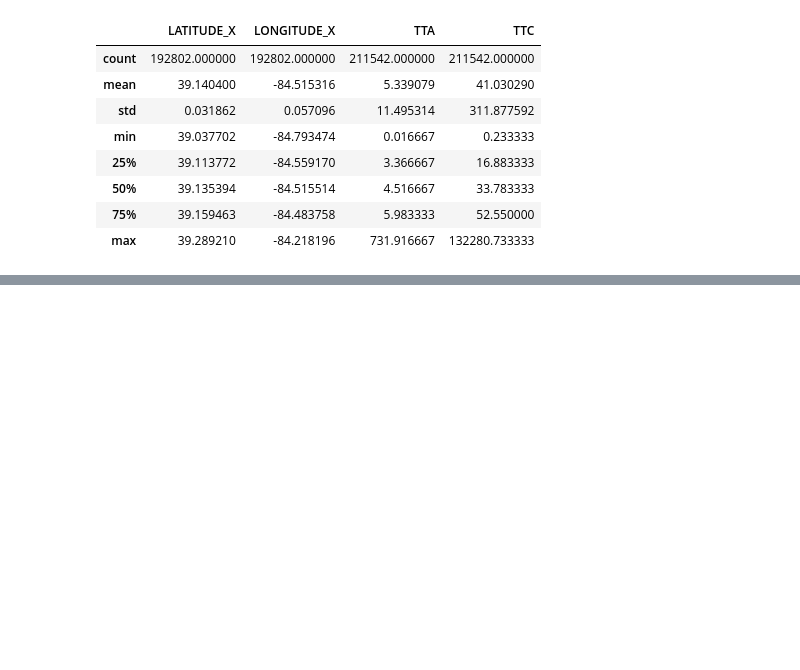
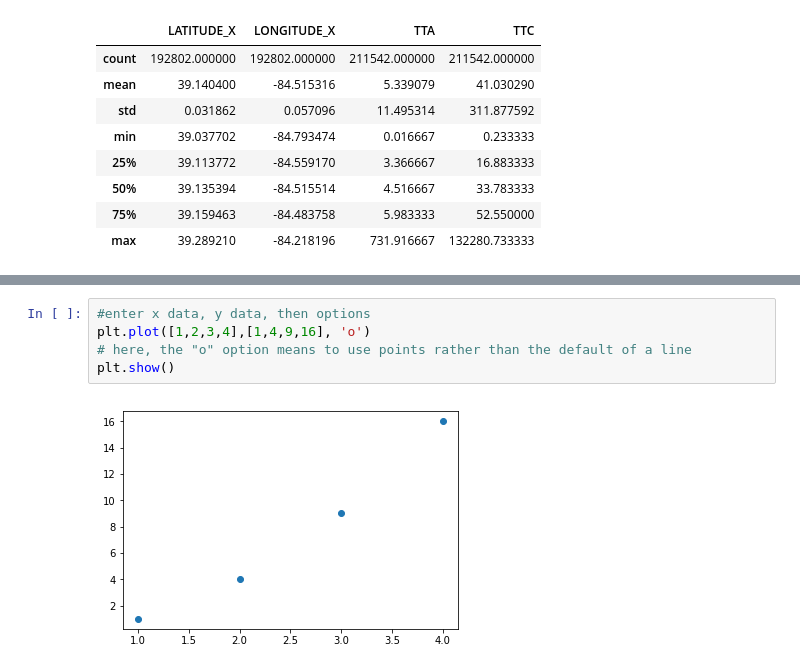
Before and after one commit to billmcmillin/python-data-day, a Jupyter notebook: sample/fire_incidents.ipynb, the cells around one changed output, grey strips where cells are left out. Cells and saved outputs as stored; diff of their text form; blank space fills up the shorter version.

```diff
--- a/sample/fire_incidents.ipynb
+++ b/sample/fire_incidents.ipynb
@@ -457,0 +467,7 @@ clean_df.describe()
+# %%
+#enter x data, y data, then options
+plt.plot([1,2,3,4],[1,4,9,16], 'o')
+# here, the "o" option means to use points rather than the default of a line
+plt.show()
+# %% [output]
+[figure, added]
```
Also changed, not shown: parts of 13 cells of this notebook.
